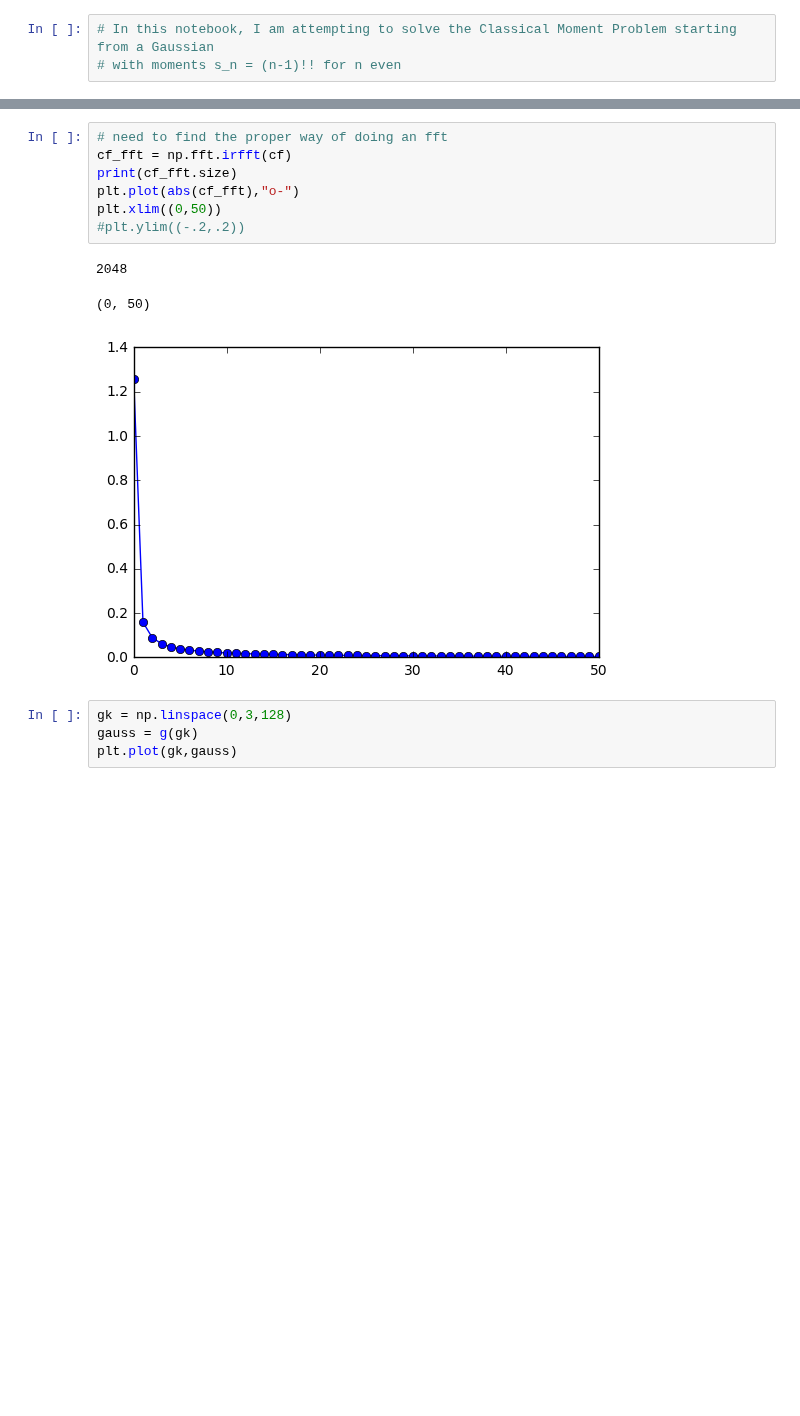
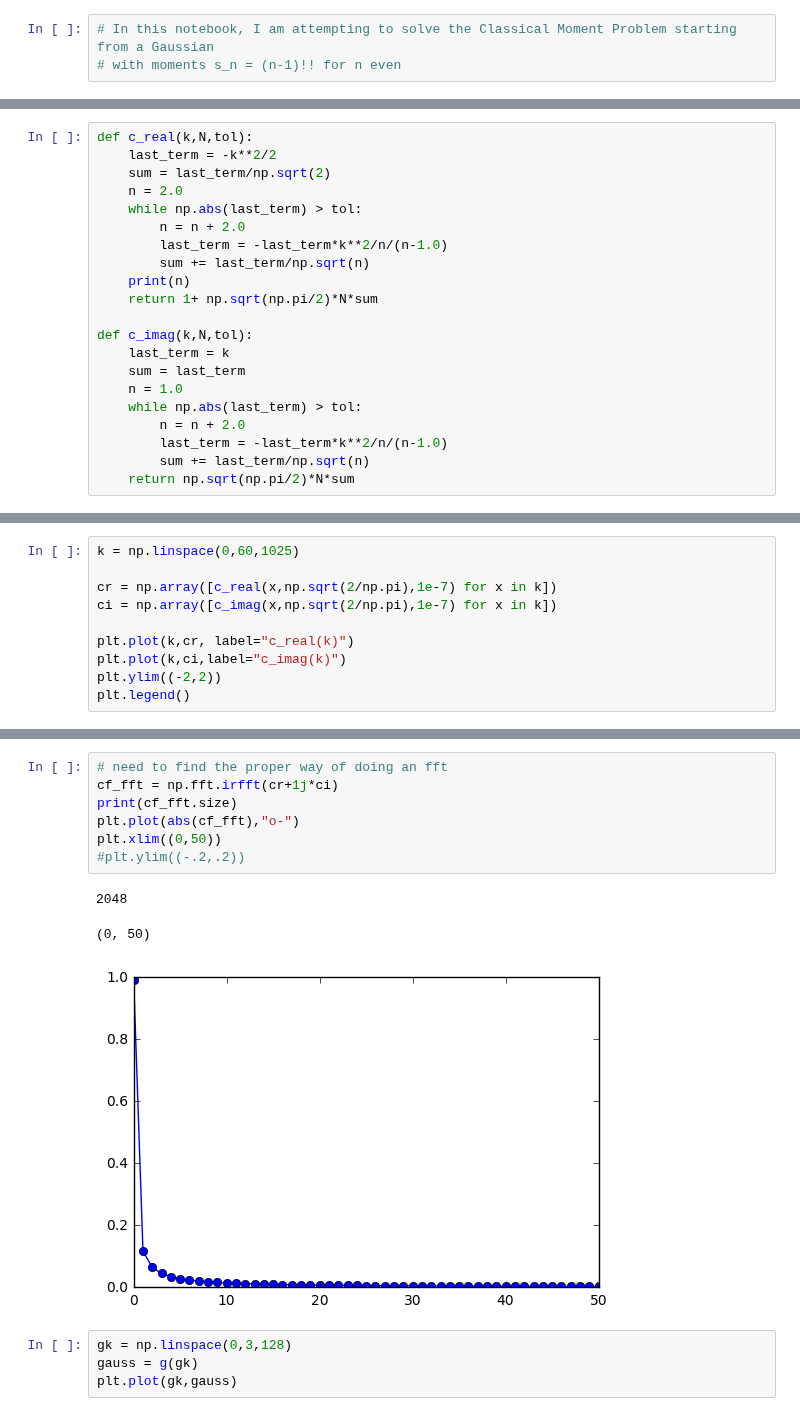
Before and after one commit to hstrey/FCS-simulations, a Jupyter notebook: Classical Moment problem.ipynb, the cells around one changed output, grey strips where cells are left out. Saved outputs shown, nothing was run; the diff lists cells and outputs as text; blank space fills up the shorter version.

```diff
--- a/Classical Moment problem.ipynb
+++ b/Classical Moment problem.ipynb
@@ -20,0 +11,21 @@ array([  1.00000000e+00,   1.00000000e+00,   2.00000000e+00,
+# %%
+def c_real(k,N,tol):
+    last_term = -k**2/2
+    sum = last_term/np.sqrt(2)
+    n = 2.0
+    while np.abs(last_term) > tol:
+        n = n + 2.0
+        last_term = -last_term*k**2/n/(n-1.0)
+        sum += last_term/np.sqrt(n)
+    print(n)
+    return 1+ np.sqrt(np.pi/2)*N*sum
+
+def c_imag(k,N,tol):
+    last_term = k
+    sum = last_term
+    n = 1.0
+    while np.abs(last_term) > tol:
+        n = n + 2.0
+        last_term = -last_term*k**2/n/(n-1.0)
+        sum += last_term/np.sqrt(n)
+    return np.sqrt(np.pi/2)*N*sum
@@ -70,3 +88,13 @@ print(np.sqrt(np.pi/2))
 # %% [output]
 1.25331413732
 [figure]
+# %%
+k = np.linspace(0,60,1025)
+
+cr = np.array([c_real(x,np.sqrt(2/np.pi),1e-7) for x in k])
+ci = np.array([c_imag(x,np.sqrt(2/np.pi),1e-7) for x in k])
+
+plt.plot(k,cr, label="c_real(k)")
+plt.plot(k,ci,label="c_imag(k)")
+plt.ylim((-2,2))
+plt.legend()
@@ -73,14 +121,14 @@ print(np.sqrt(np.pi/2))
 # %%
 # need to find the proper way of doing an fft
-cf_fft = np.fft.irfft(cf)
+cf_fft = np.fft.irfft(cr+1j*ci)
 print(cf_fft.size)
 plt.plot(abs(cf_fft),"o-")
 plt.xlim((0,50))
 #plt.ylim((-.2,.2))
 # %% [output]
 2048
 (0, 50)
-[figure, old version]
+[figure, new version]
 # %%
 gk = np.linspace(0,3,128)
 gauss = g(gk)
```
Also changed, not shown: parts of 5 cells of this notebook.
